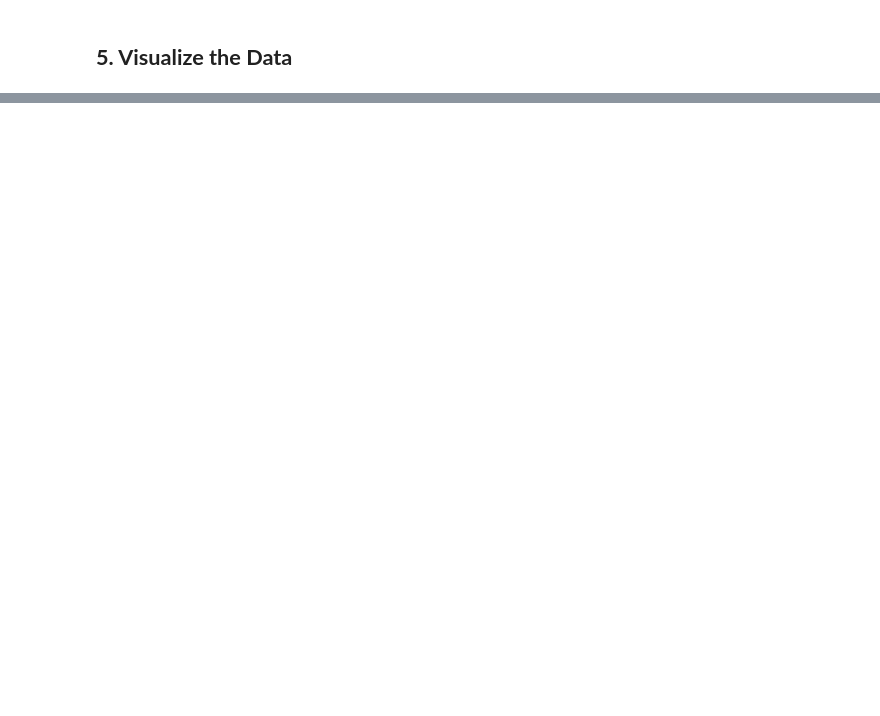
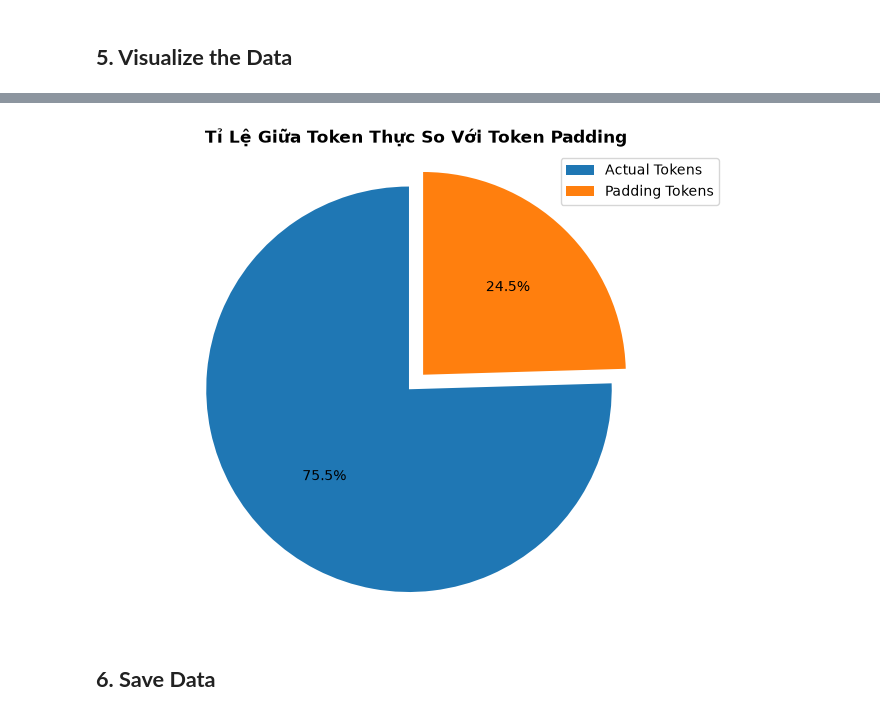
Before and after one commit to deckardLong/ai-content-detection, a Jupyter notebook: notebooks/02_preprocessing.ipynb, the cells around one changed output, grey strips where cells are left out. Drawn from its saved outputs; the diff is of its cells as text; code cells hidden in the pictures; blank space fills up the shorter version.

```diff
--- a/notebooks/02_preprocessing.ipynb
+++ b/notebooks/02_preprocessing.ipynb
@@ -102,0 +119,23 @@ plt.show()
+# %%
+MAX_LENGTH = 1024
+# Real tokens
+actual_tokens = it_ai_human_df['token_length'].clip(upper=MAX_LENGTH).sum()
+# Padding tokens
+padding_tokens = (MAX_LENGTH - it_ai_human_df['token_length'].clip(upper=MAX_LENGTH)).sum()
+# %%
+plt.figure(figsize=(8, 6))
+plt.pie(
+    [actual_tokens, padding_tokens],
+    autopct='%1.1f%%',
+    startangle=90,
+    explode=(0.02, 0.08)
+)
+plt.title('Tỉ Lệ Giữa Token Thực So Với Token Padding', fontweight='bold')
+plt.axis('equal')
+plt.legend(['Actual Tokens', 'Padding Tokens'])
+plt.savefig('../figures/preprocessing/actual_padding_tokens.png')
+plt.show()
+# %% [output]
+[figure, added]
+# %% [markdown]
+## **6. Save Data**
```
Also changed, not shown: parts of 6 cells of this notebook, 4 other files.
